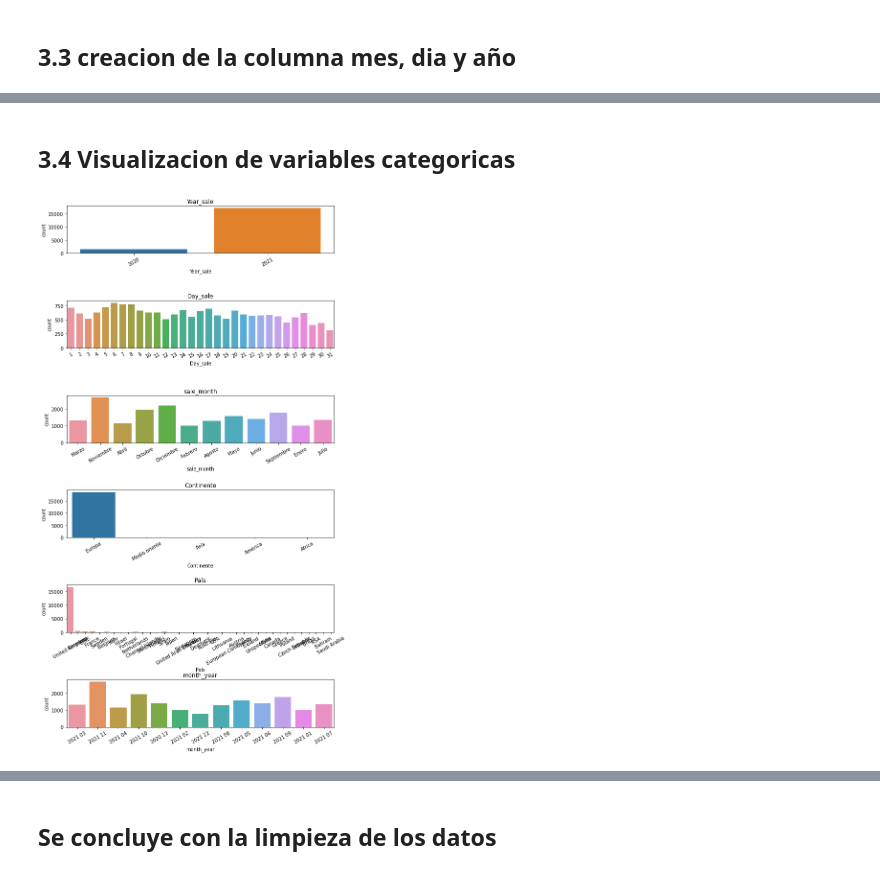
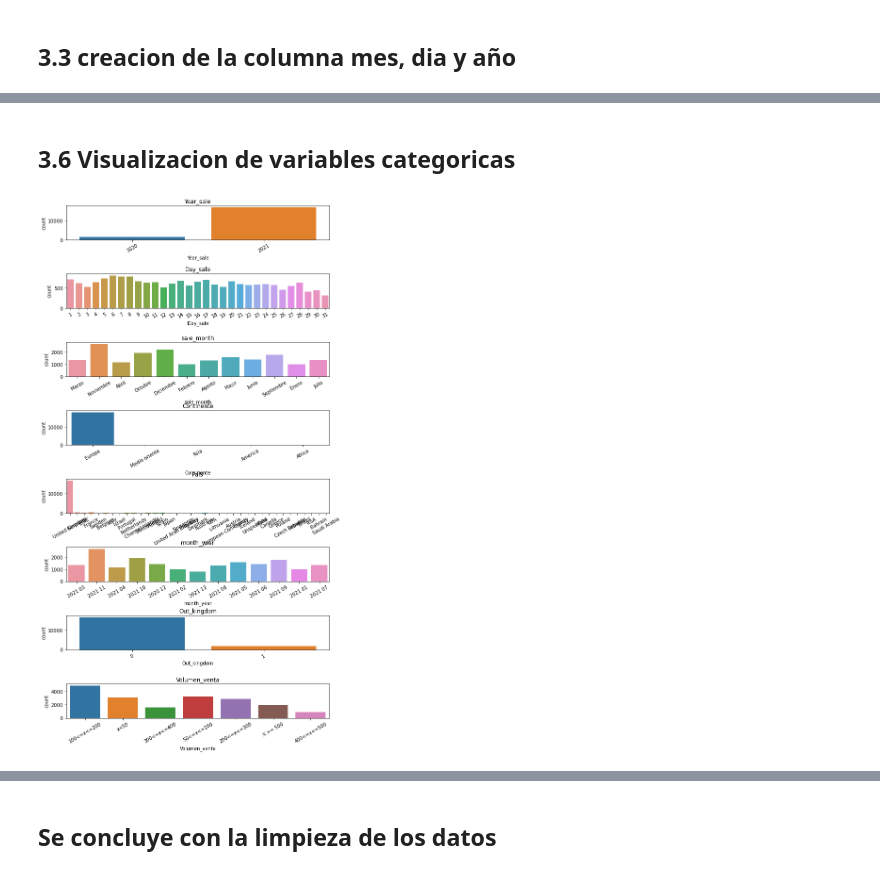
Before and after one commit to yeider82/sale_ecommerce, a Jupyter notebook: 001_clean_data.ipynb, the cells around one changed output, grey strips where cells are left out. Saved outputs shown, nothing was run; the diff lists cells and outputs as text; code cells hidden in the pictures.

Commit message:
de regreso a la limpieza de datos se estandarizo los nombres y se creo una nueva columna Volumen_cantidad para segmentar datos

```diff
--- a/001_clean_data.ipynb
+++ b/001_clean_data.ipynb
@@ -423,3 +455,43 @@ data['month_year'] = year_month_sale
+# %%
+## ¿Que necesito para esto?
+# primero almacenar la cantidad de pedidos en un array
+# segundo crear la logica que encapsulara los pedidos dependiendo de la cantidad
+# almacenar esa agrupacion en un array
+## unir el array a el dataframe
+
+def segmentacion_cantidad(lista):
+
+    segmentacion = []
+
+    for i in lista:
+
+        if i < 51:
+            segmentacion.append('x<50')
+
+        elif i > 50 and i < 101:
+            segmentacion.append('50<=x<=100')
+
+        elif i > 100 and i < 201:
+            segmentacion.append('100<=x<=200')
+
+        elif i > 200 and i < 301:
+            segmentacion.append('200<=x<=300')
+
+        elif i > 300 and i <401:
+            segmentacion.append('300<=x<=400')
+
+        elif i > 400 and i < 501:
+            segmentacion.append('400<=x<=500')
+
+        else :
+            segmentacion.append('X >= 500')
+
+    return(segmentacion)
+
+agrupamiento = segmentacion_cantidad(data['Cantidad'])
+# %%
+# agregare el array con los datos agrupados al dataframe
+data['Volumen_venta'] = agrupamiento
 # %%
 data.info()
 # %% [output]
@@ -444,16 +518,16 @@ memory usage: 1.7+ MB
 # %% [markdown]
-## 3.4 Visualizacion de variables categoricas
+## 3.6 Visualizacion de variables categoricas
 # %%
 ## creare una lista con las veriables categoricas que visualizare
-categoricas = ['Year_sale', 'Day_sale', 'sale_month', 'Continente', 'País', 'month_year']
+categoricas = ['Year_sale', 'Day_sale', 'sale_month', 'Continente', 'País', 'month_year', 'Out_kingdom', 'Volumen_venta']
 
 ## crear el area donde se dispondran las imagenes
 fig, ax = plt.subplots(nrows=len(categoricas), ncols=1, figsize=(10,20))
 fig.subplots_adjust(hspace=1)
 
 for i, col in enumerate(categoricas):
     sns.countplot(data=data, x=col, ax=ax[i])
     ax[i].set_title(col)
     ax[i].set_xticklabels(ax[i].get_xticklabels(),rotation=30)
 # %% [output]
-[figure, old version]
+[figure, new version]
```
Also changed, not shown: parts of 17 cells of this notebook, 4 other files.
